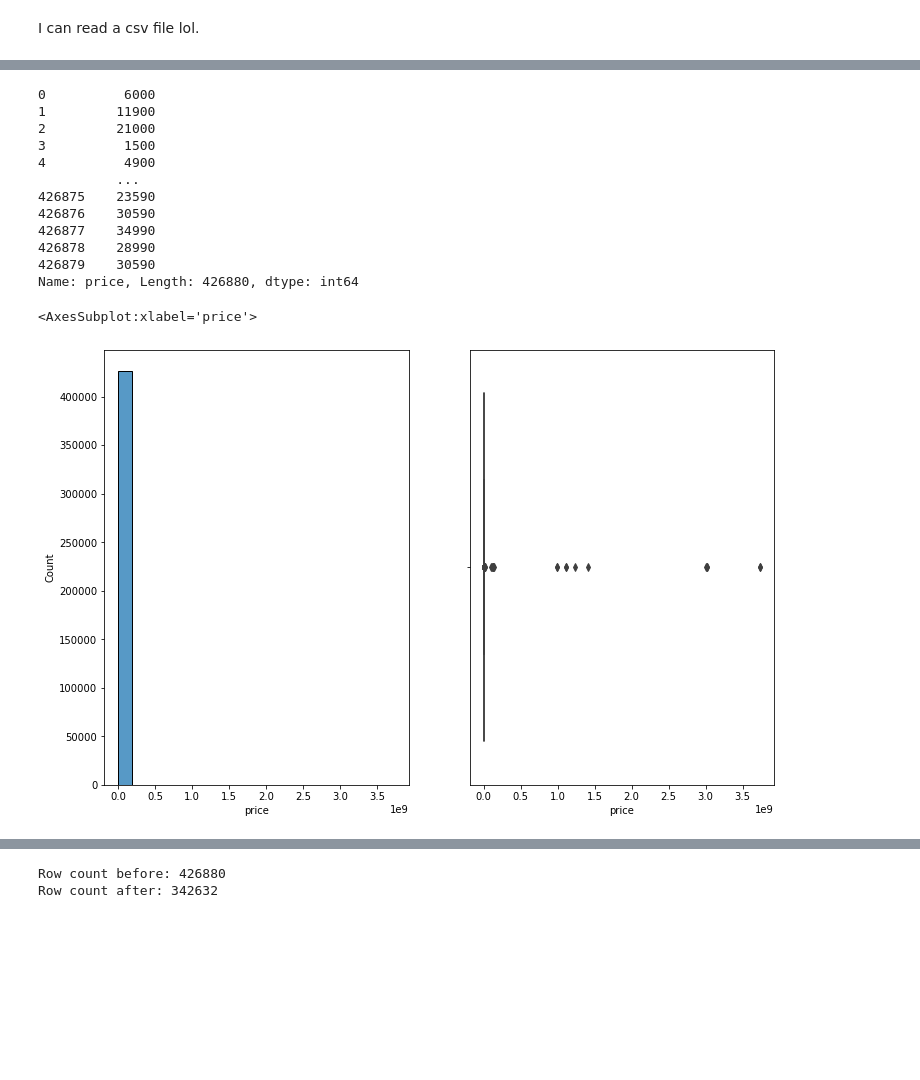
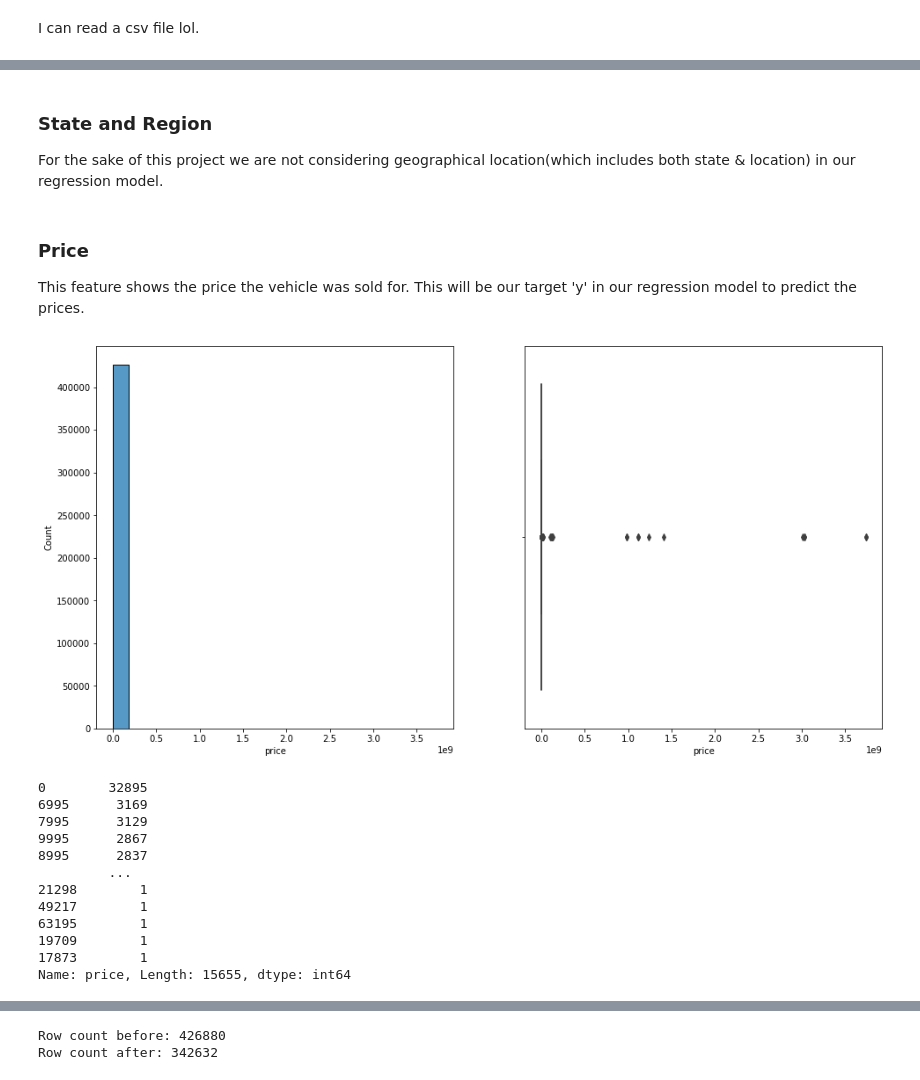
Before and after one commit to nikhilkr31/used-cars-price-prediction, a Jupyter notebook: Vehicles.ipynb, the cells around one changed output, grey strips where cells are left out. Cells and saved outputs as stored; diff of their text form; code cells hidden in the pictures; blank space fills up the shorter version.

Commit message:
EDA + Regression Pipeline

```diff
--- a/Vehicles.ipynb
+++ b/Vehicles.ipynb
@@ -34,0 +39,4 @@ cars.drop(['id','region','model','title_status','transmission','VIN','size','sta
+# %% [markdown]
+### State and Region
+
+For the sake of this project we are not considering geographical location(which includes both state & location) in our regression model.
@@ -35,15 +46,16 @@ cars.drop(['id','region','model','title_status','transmission','VIN','size','sta
+# %% [markdown]
+### Price
+
+This feature shows the price the vehicle was sold for. This will be our target 'y' in our regression model to predict the prices.
 # %%
+#converting the datatype to integer
 cars.price.astype('int')
+
+#Plotting the histogram of 'price'
+plt.figure(figsize=(16,8))
+plt.subplot(121)
+sns.histplot(data=cars,x='price',bins=20)
+plt.subplot(122)
+sns.boxplot(data=cars,x='price');
 # %% [output]
-0          6000
-1         11900
-2         21000
-3          1500
-4          4900
-          ...
-426875    23590
-426876    30590
-426877    34990
-426878    28990
-426879    30590
-Name: price, Length: 426880, dtype: int64
+[figure, added]
@@ -58,10 +62,16 @@ Name: price, Length: 426880, dtype: int64
-# %%
-plt.figure(figsize=(12,8))
-plt.subplot(121)
-sns.histplot(data=cars,x='price',bins=20)
-plt.subplot(122)
-sns.boxplot(data=cars,x='price')
-# %% [output]
-<AxesSubplot:xlabel='price'>
-[figure, removed]
+# %%
+cars.price.value_counts()
+# %% [output]
+0        32895
+6995      3169
+7995      3129
+9995      2867
+8995      2837
+         ...
+21298        1
+49217        1
+63195        1
+19709        1
+17873        1
+Name: price, Length: 15655, dtype: int64
 # %% [markdown]
```
Also changed, not shown: parts of 30 cells of this notebook.
